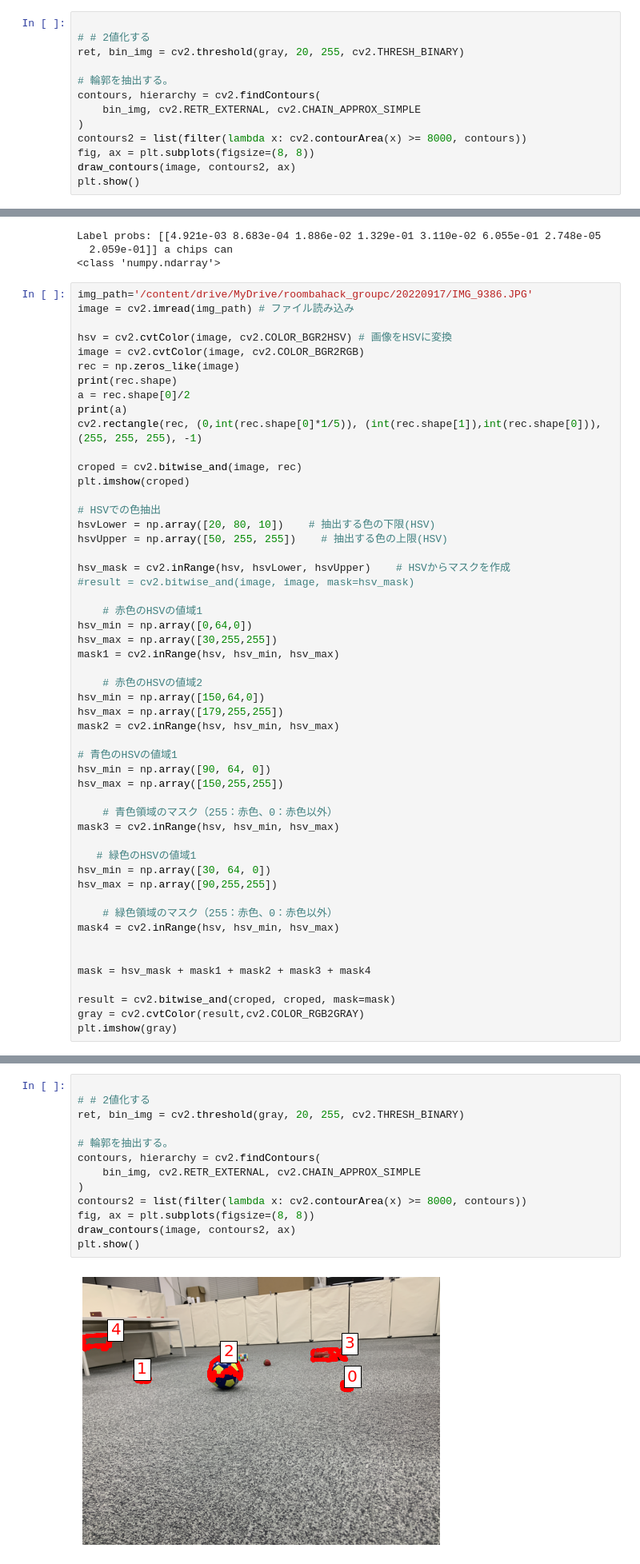
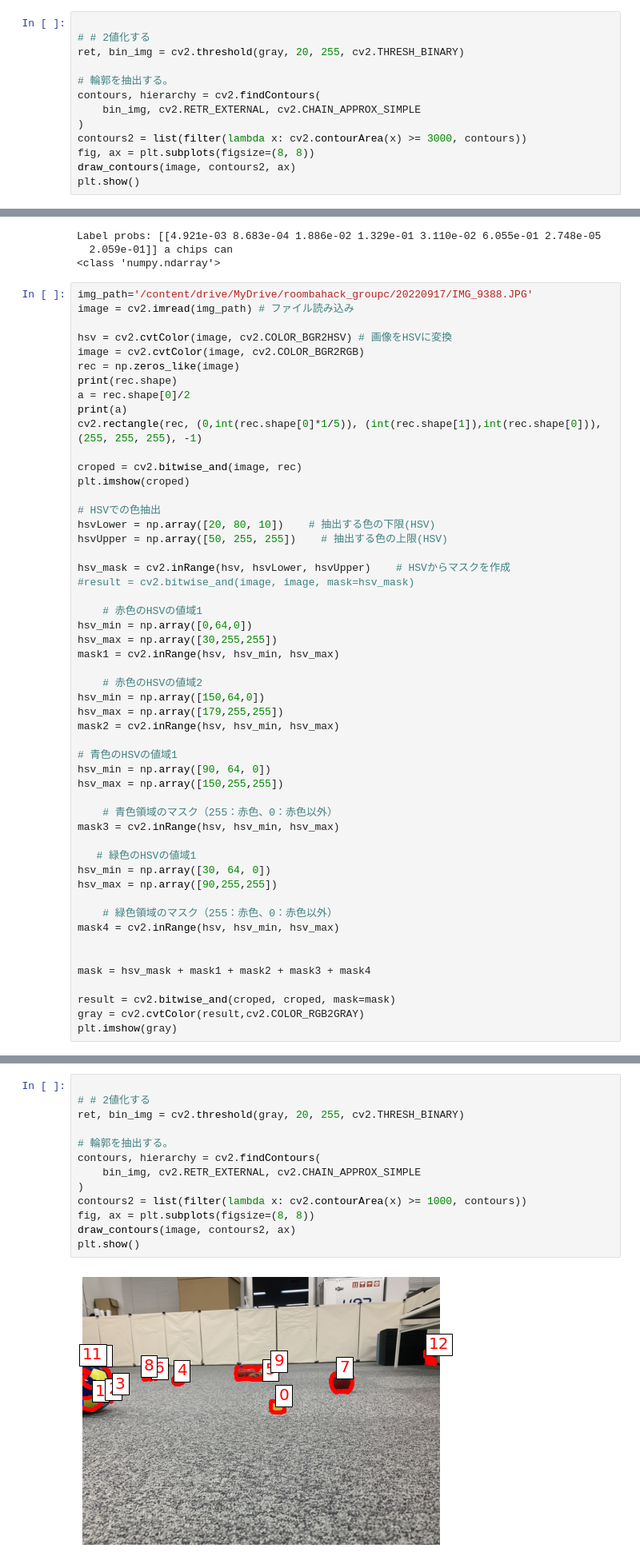
Before and after one commit to R2D2-like/roomba_hack, a Jupyter notebook: clip_画像処理.ipynb, the cells around one changed output, grey strips where cells are left out. Shown at 80% size. Drawn from its saved outputs; the diff is of its cells as text.

```diff
--- a/clip_画像処理.ipynb
+++ b/clip_画像処理.ipynb
@@ -152,7 +152,7 @@ ret, bin_img = cv2.threshold(gray, 20, 255, cv2.THRESH_BINARY)
 contours, hierarchy = cv2.findContours(
     bin_img, cv2.RETR_EXTERNAL, cv2.CHAIN_APPROX_SIMPLE
 )
-contours2 = list(filter(lambda x: cv2.contourArea(x) >= 8000, contours))
+contours2 = list(filter(lambda x: cv2.contourArea(x) >= 3000, contours))
 fig, ax = plt.subplots(figsize=(8, 8))
 draw_contours(image, contours2, ax)
 plt.show()
@@ -241,7 +241,7 @@ Label probs: [[4.921e-03 8.683e-04 1.886e-02 1.329e-01 3.110e-02 6.055e-01 2.748
   2.059e-01]] a chips can
 <class 'numpy.ndarray'>
 # %%
-img_path='/content/drive/MyDrive/roombahack_groupc/20220917/IMG_9386.JPG'
+img_path='/content/drive/MyDrive/roombahack_groupc/20220917/IMG_9388.JPG'
 image = cv2.imread(img_path) # ファイル読み込み
 
 hsv = cv2.cvtColor(image, cv2.COLOR_BGR2HSV) # 画像をHSVに変換
@@ -300,16 +300,16 @@ plt.imshow(gray)
 # %%
 
 # # 2値化する
 ret, bin_img = cv2.threshold(gray, 20, 255, cv2.THRESH_BINARY)
 
 # 輪郭を抽出する。
 contours, hierarchy = cv2.findContours(
     bin_img, cv2.RETR_EXTERNAL, cv2.CHAIN_APPROX_SIMPLE
 )
-contours2 = list(filter(lambda x: cv2.contourArea(x) >= 8000, contours))
+contours2 = list(filter(lambda x: cv2.contourArea(x) >= 1000, contours))
 fig, ax = plt.subplots(figsize=(8, 8))
 draw_contours(image, contours2, ax)
 plt.show()
 # %% [output]
-[figure, old version]
+[figure, new version]
 # %%
```
Also changed, not shown: parts of 9 cells of this notebook.
